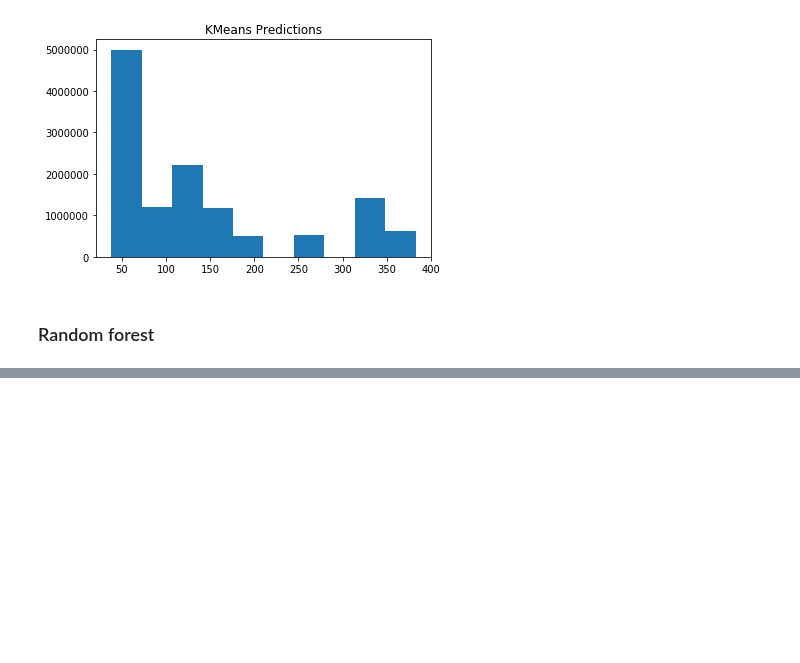
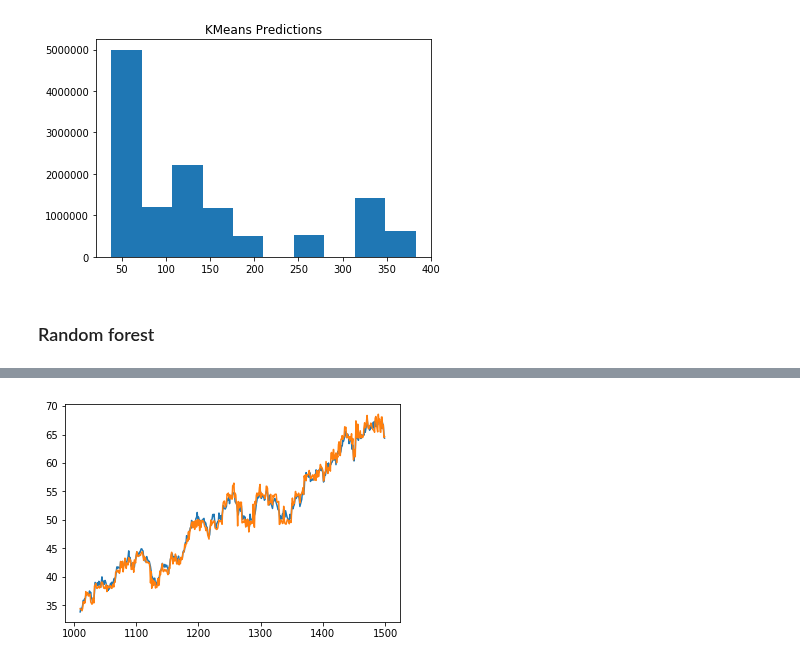
Before and after one commit to rbetzler/fun-times-in-python, a Jupyter notebook: finance/data_science/exploration/stock_explorer.ipynb, the cells around one changed output, grey strips where cells are left out. Cells and saved outputs as stored; diff of their text form; code cells hidden in the pictures; blank space fills up the shorter version.

Commit message:
adding random forest util

```diff
--- a/finance/data_science/exploration/stock_explorer.ipynb
+++ b/finance/data_science/exploration/stock_explorer.ipynb
@@ -170,0 +141,18 @@ xgb.plot_tree(model, num_trees=2)
+# %%
+temp = df[['market_datetime', 'open', 'high', 'low', 'close', 'volume']]
+temp['market_datetime'] = temp['market_datetime'].astype(int)
+
+train = df.iloc[:1000]
+train_x = train.drop('open', axis=1)
+train_y = train['open']
+
+test = df.iloc[1010:1500]
+test_x = test.drop('open', axis=1)
+test_y = test['open']
+# %%
+boost = random_forest_utils.XGBooster(train_x=train_x, train_y=train_y,
+                                      test_x=test_x, test_y=test_y, max_depth=5)
+# %%
+fit_model = boost.fit()
+# %%
+prediction = boost.predict(model=fit_model)
@@ -170,0 +161,4 @@ xgb.plot_tree(model, num_trees=2)
+# %%
+boost.plot_prediction(prediction)
+# %% [output]
+[figure, added]
```
Also changed, not shown: parts of 7 cells of this notebook, 2 other files.
